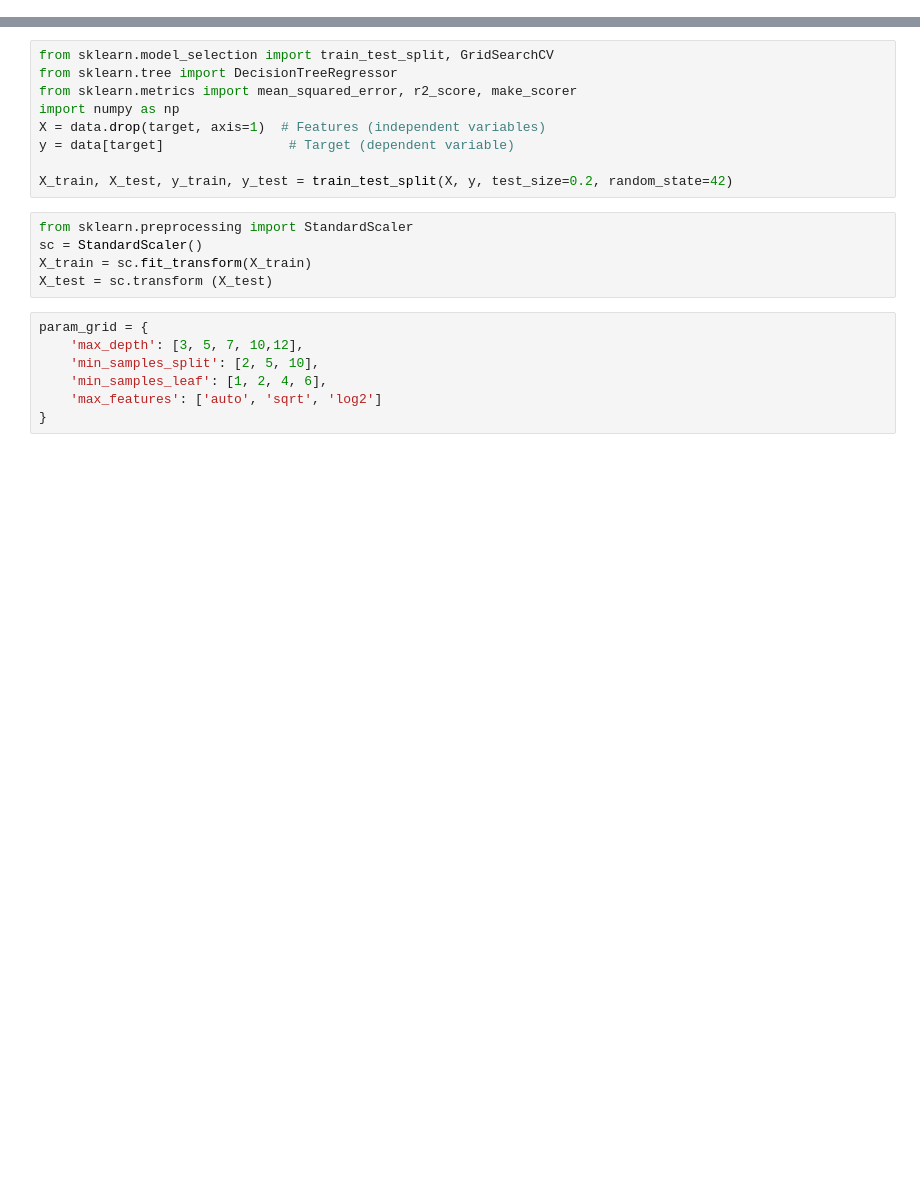
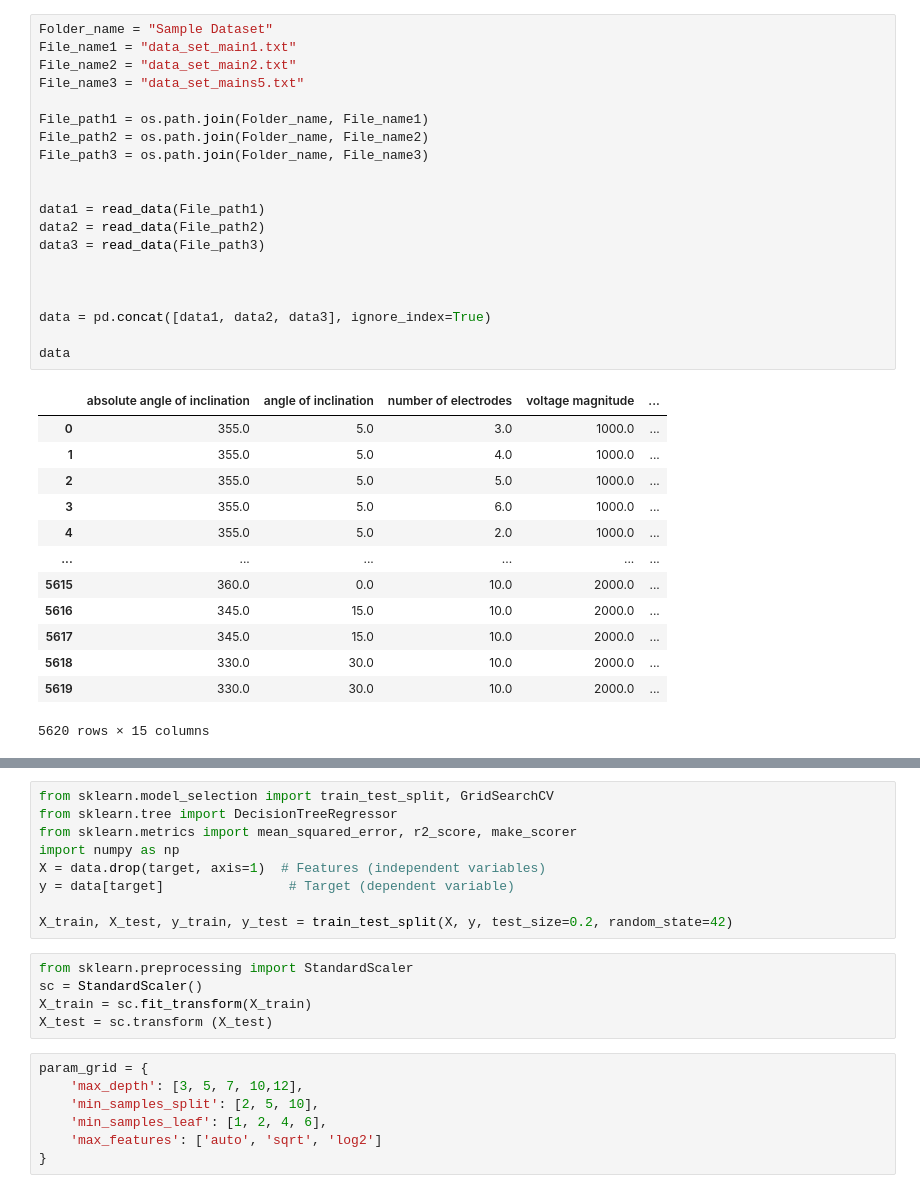
Before and after one commit to Kalpit-Vadnerkar/DL-GPU-Electrostatic-Sieve, a Jupyter notebook: Decision_tree.ipynb, the cells around one changed output, grey strips where cells are left out. Saved outputs shown, nothing was run; the diff lists cells and outputs as text; blank space fills up the shorter version.

Commit message:
SVR and decision tree with all dataset

```diff
--- a/Decision_tree.ipynb
+++ b/Decision_tree.ipynb
@@ -53,0 +36,34 @@ data
+# %%
+Folder_name = "Sample Dataset"
+File_name1 = "data_set_main1.txt"
+File_name2 = "data_set_main2.txt"
+File_name3 = "data_set_mains5.txt"
+
+File_path1 = os.path.join(Folder_name, File_name1)
+File_path2 = os.path.join(Folder_name, File_name2)
+File_path3 = os.path.join(Folder_name, File_name3)
+
+
+data1 = read_data(File_path1)
+data2 = read_data(File_path2)
+data3 = read_data(File_path3)
+
+
+
+data = pd.concat([data1, data2, data3], ignore_index=True)
+
+data
+# %% [output]
+|  | absolute angle of inclination | angle of inclination | number of electrodes | voltage magnitude | ... |
+| 0 | 355.0 | 5.0 | 3.0 | 1000.0 | ... |
+| 1 | 355.0 | 5.0 | 4.0 | 1000.0 | ... |
+| 2 | 355.0 | 5.0 | 5.0 | 1000.0 | ... |
+| 3 | 355.0 | 5.0 | 6.0 | 1000.0 | ... |
+| 4 | 355.0 | 5.0 | 2.0 | 1000.0 | ... |
+| ... | ... | ... | ... | ... | ... |
+| 5615 | 360.0 | 0.0 | 10.0 | 2000.0 | ... |
+| 5616 | 345.0 | 15.0 | 10.0 | 2000.0 | ... |
+| 5617 | 345.0 | 15.0 | 10.0 | 2000.0 | ... |
+| 5618 | 330.0 | 30.0 | 10.0 | 2000.0 | ... |
+| 5619 | 330.0 | 30.0 | 10.0 | 2000.0 | ... |
+5620 rows × 15 columns
```
Also changed, not shown: parts of 9 cells of this notebook, 1 other file.
